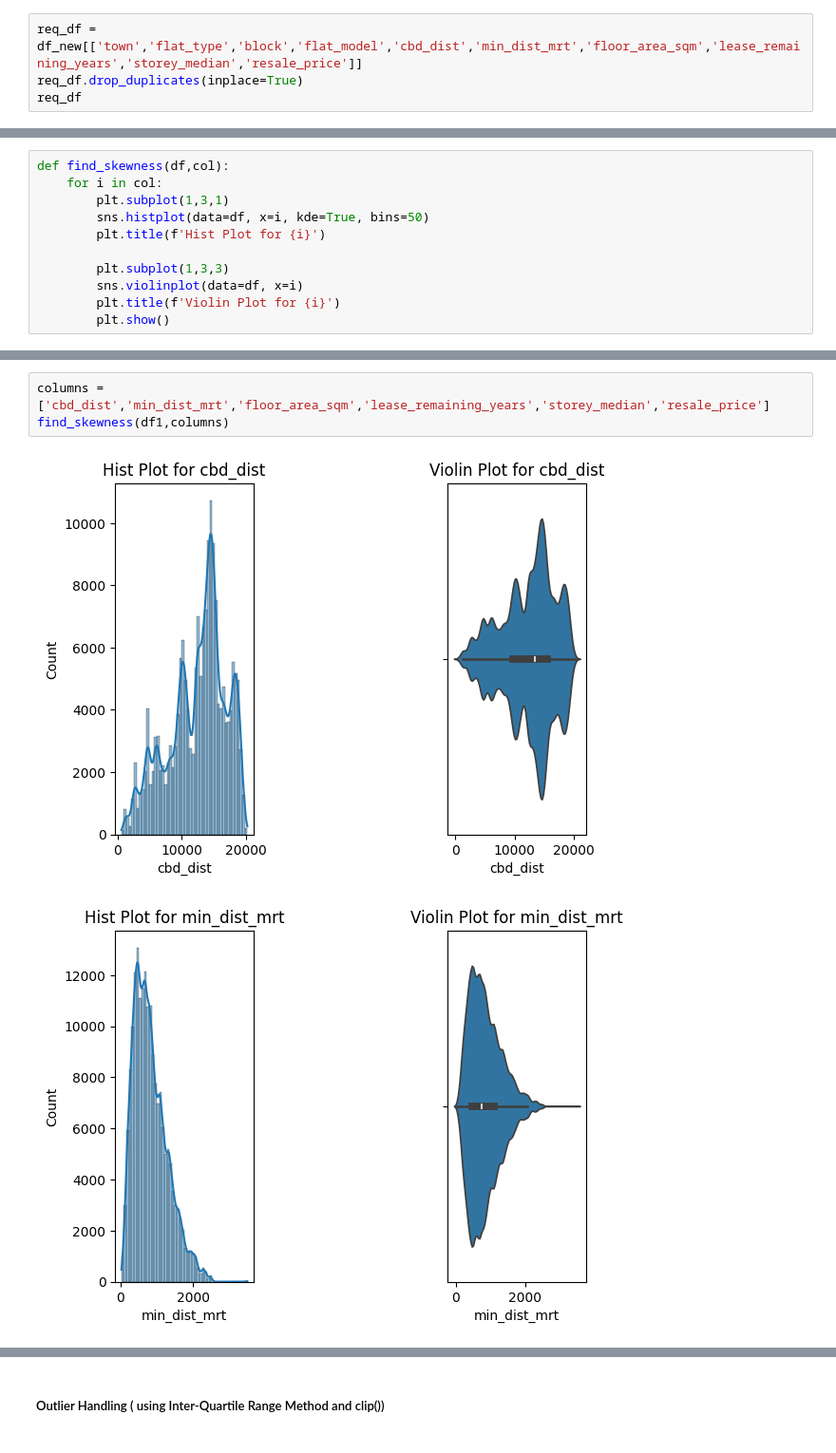
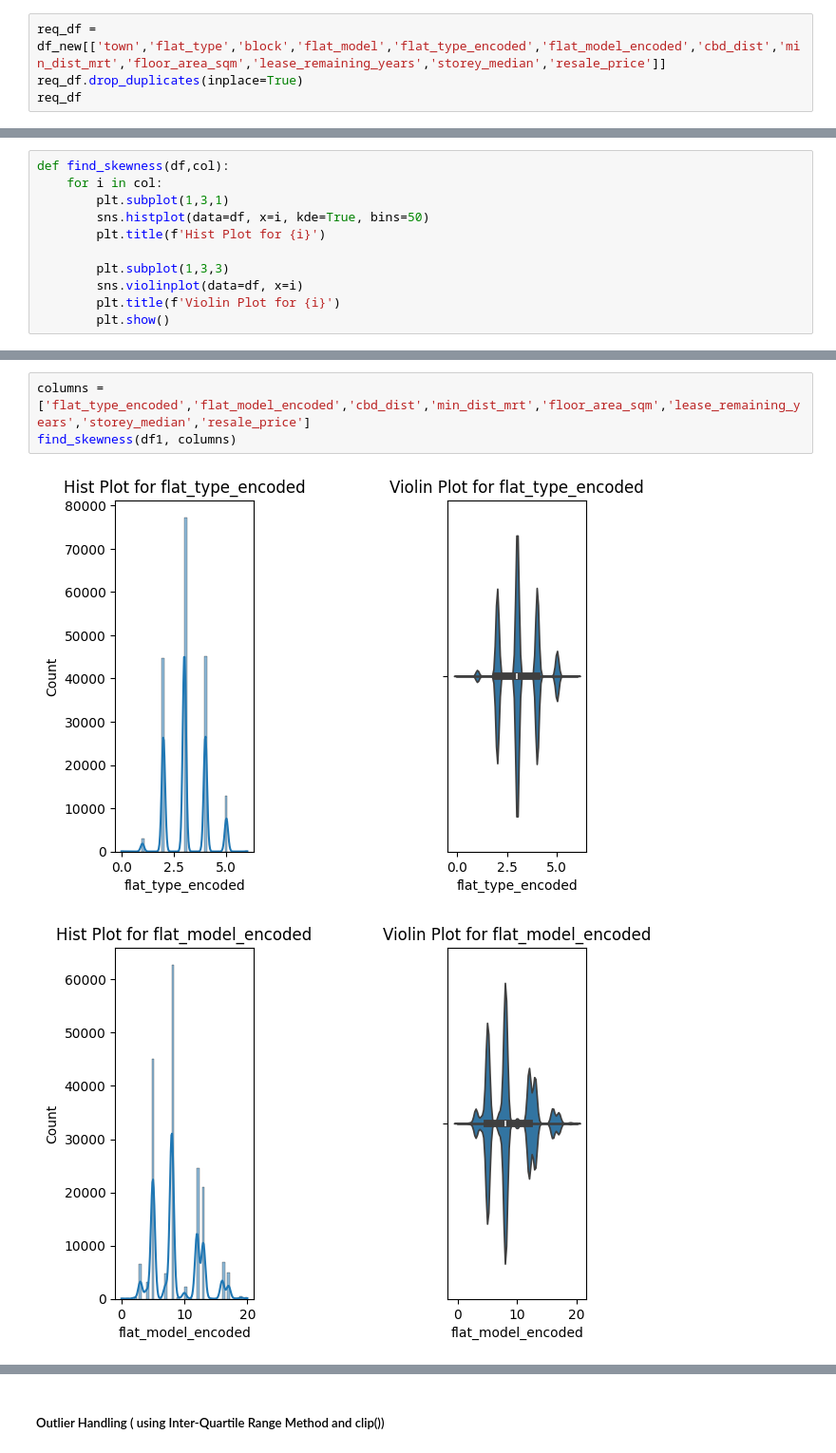
Before and after one commit to AasthaMuk/Singapore_Resale_Price_Prediction, a Jupyter notebook: Preprocessing_EDA_Model_creation.ipynb, the cells around one changed output, grey strips where cells are left out. Shown at 95% size. Saved outputs shown, nothing was run; the diff lists cells and outputs as text.

```diff
--- a/Preprocessing_EDA_Model_creation.ipynb
+++ b/Preprocessing_EDA_Model_creation.ipynb
@@ -525,5 +539,5 @@ df_new = pd.read_csv('combined_df.csv')
 # %%
-req_df = df_new[['town','flat_type','block','flat_model','cbd_dist','min_dist_mrt','floor_area_sqm','lease_remaining_years','storey_median','resale_price']]
+req_df = df_new[['town','flat_type','block','flat_model','flat_type_encoded','flat_model_encoded','cbd_dist','min_dist_mrt','floor_area_sqm','lease_remaining_years','storey_median','resale_price']]
 req_df.drop_duplicates(inplace=True)
 req_df
 # %% [output]
@@ -603,6 +637,6 @@ df1
 # %%
-columns = ['cbd_dist','min_dist_mrt','floor_area_sqm','lease_remaining_years','storey_median','resale_price']
-find_skewness(df1,columns)
+columns = ['flat_type_encoded','flat_model_encoded','cbd_dist','min_dist_mrt','floor_area_sqm','lease_remaining_years','storey_median','resale_price']
+find_skewness(df1, columns)
 # %% [output]
-[figure, old version]
+[figure, new version]
-[figure, old version]
+[figure, new version]
```
Also changed, not shown: parts of 34 cells of this notebook, 5 other files.
